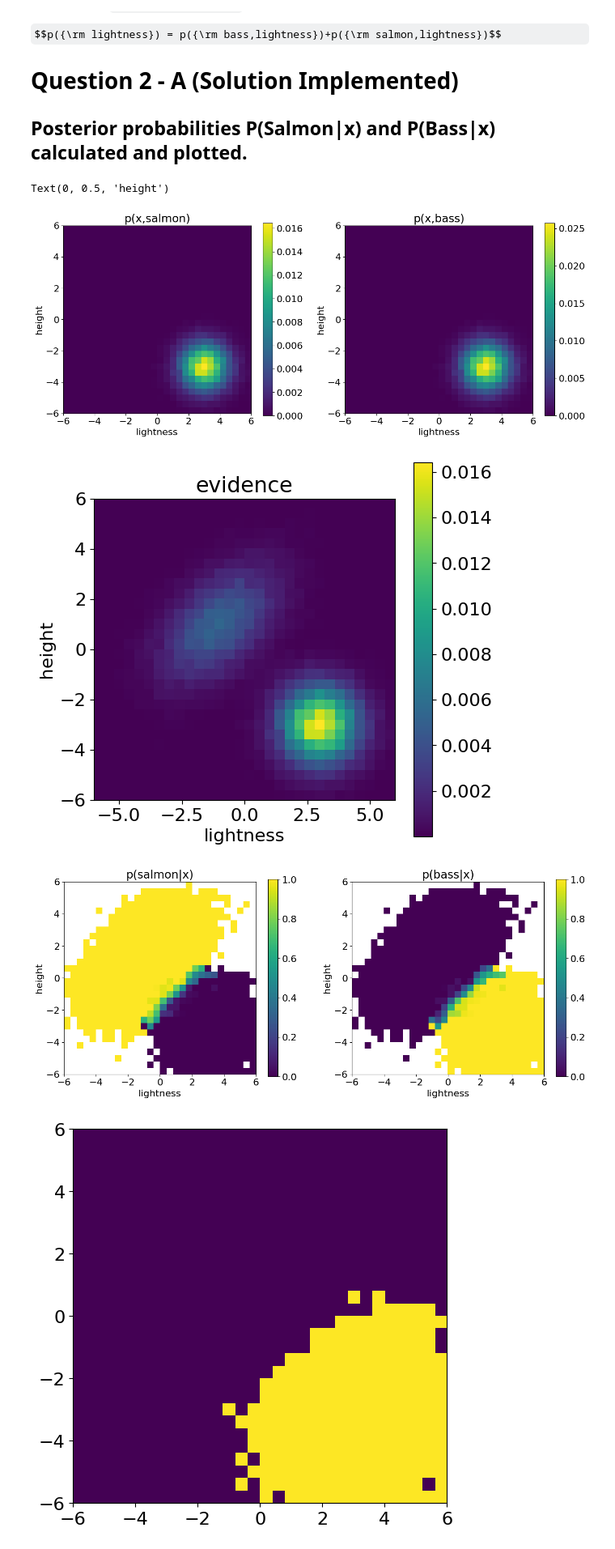
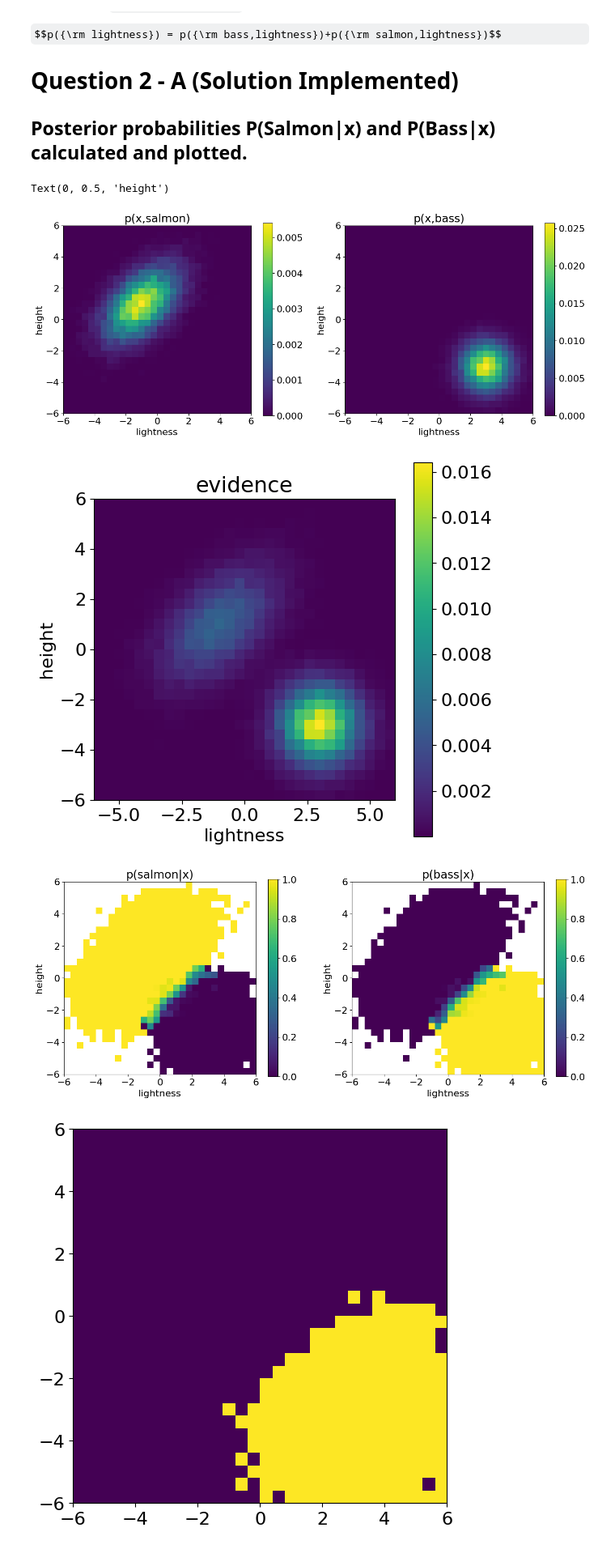
Before and after one commit to JayIke/machine-learning, a Jupyter notebook: hw5/2Dclassification.ipynb, the cells around one changed output. Shown at 81% size. Saved outputs shown, nothing was run; the diff lists cells and outputs as text; code cells hidden in the pictures; some formulas as TeX source.

```diff
--- a/hw5/2Dclassification.ipynb
+++ b/hw5/2Dclassification.ipynb
@@ -117,12 +117,12 @@ $$p({\rm lightness}) = p({\rm bass,lightness})+p({\rm salmon,lightness})$$
 ## Posterior probabilities P(Salmon|x) and P(Bass|x) calculated and plotted.
 # %%
 # Priors
-pbass = basscount/(basscount+salmoncount)
-psalmon = salmoncount/(basscount+salmoncount)
+pbass = (basscount/(basscount+salmoncount))
+psalmon = (salmoncount/(basscount+salmoncount))
 
 # Joint probabilities
-p_x_and_bass = p_x_given_salmon * psalmon
-p_x_and_salmon = p_x_given_bass * pbass
+p_x_and_salmon = (p_x_given_salmon * psalmon)
+p_x_and_bass = (p_x_given_bass * pbass)
 
 fig = plt.figure(figsize=(16, 6))
 ax = fig.add_subplot(121, title='p(x,salmon)')
@@ -145,39 +145,37 @@ p_x = p_x_and_salmon + p_x_and_bass
 p_x = p_x + 1e-6*(p_x<1e-6)
 fig = plt.figure(figsize=(6, 6))
 s=plt.imshow(p_x, interpolation='nearest', origin='lower',
        extent=[lbins[0], lbins[-1], hbins[0], hbins[-1]])
 s = plt.colorbar()
 s=plt.xlabel('lightness')
 s=plt.ylabel('height')
 s= plt.title('evidence')
 
-
-# posterior probabilities
+# Posterior probabilities
 p_salmon_given_x = p_x_given_salmon / (p_x_given_salmon + p_x_given_bass)
 p_bass_given_x = p_x_given_bass / (p_x_given_salmon + p_x_given_bass)
 
 # Conditional probabilities
-p_salmon_given_bass = (p_x_given_salmon * psalmon) / ((p_x_given_salmon * psalmon) + (p_x_given_bass * pbass))
-p_bass_given_salmon = (p_x_given_bass * pbass) / ((p_x_given_salmon * psalmon) + (p_x_given_bass * pbass))
-
+p_salmon_given_bass = (p_x_given_salmon * psalmon) / (p_x_given_salmon * psalmon + p_x_given_bass * pbass)
+p_bass_given_salmon = (p_x_given_bass * pbass) / (p_x_given_salmon * psalmon + p_x_given_bass * pbass)
 
 fig = plt.figure(figsize=(16, 6))
 ax = fig.add_subplot(121, title='p(salmon|x)')
 s=plt.imshow(p_salmon_given_x, interpolation='nearest', origin='lower',
        extent=[lbins[0], lbins[-1], hbins[0], hbins[-1]])
 s = plt.colorbar(ax=ax)
 plt.xlabel('lightness')
 plt.ylabel('height')
 
 ax = fig.add_subplot(122, title='p(bass|x)')
 s=plt.imshow(p_bass_given_x, interpolation='nearest', origin='lower',
        extent=[lbins[0], lbins[-1], hbins[0], hbins[-1]])
 s = plt.colorbar(ax=ax)
 plt.xlabel('lightness')
 plt.ylabel('height')
 # %% [output]
 Text(0, 0.5, 'height')
-[figure, old version]
+[figure, new version]
 [figure]
 [figure]
 # %%
```
Also changed, not shown: parts of 1 cell of this notebook, 2 other files.
